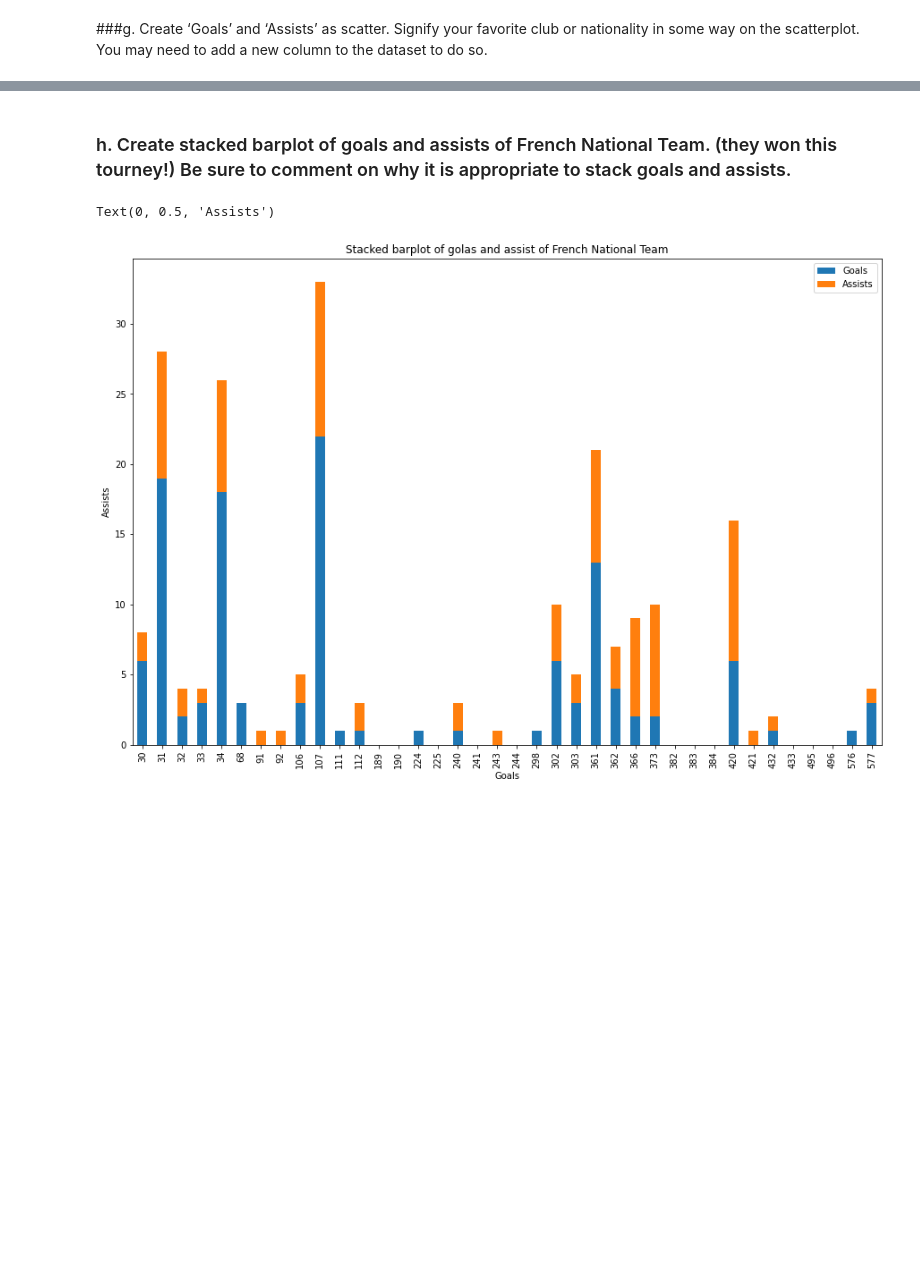
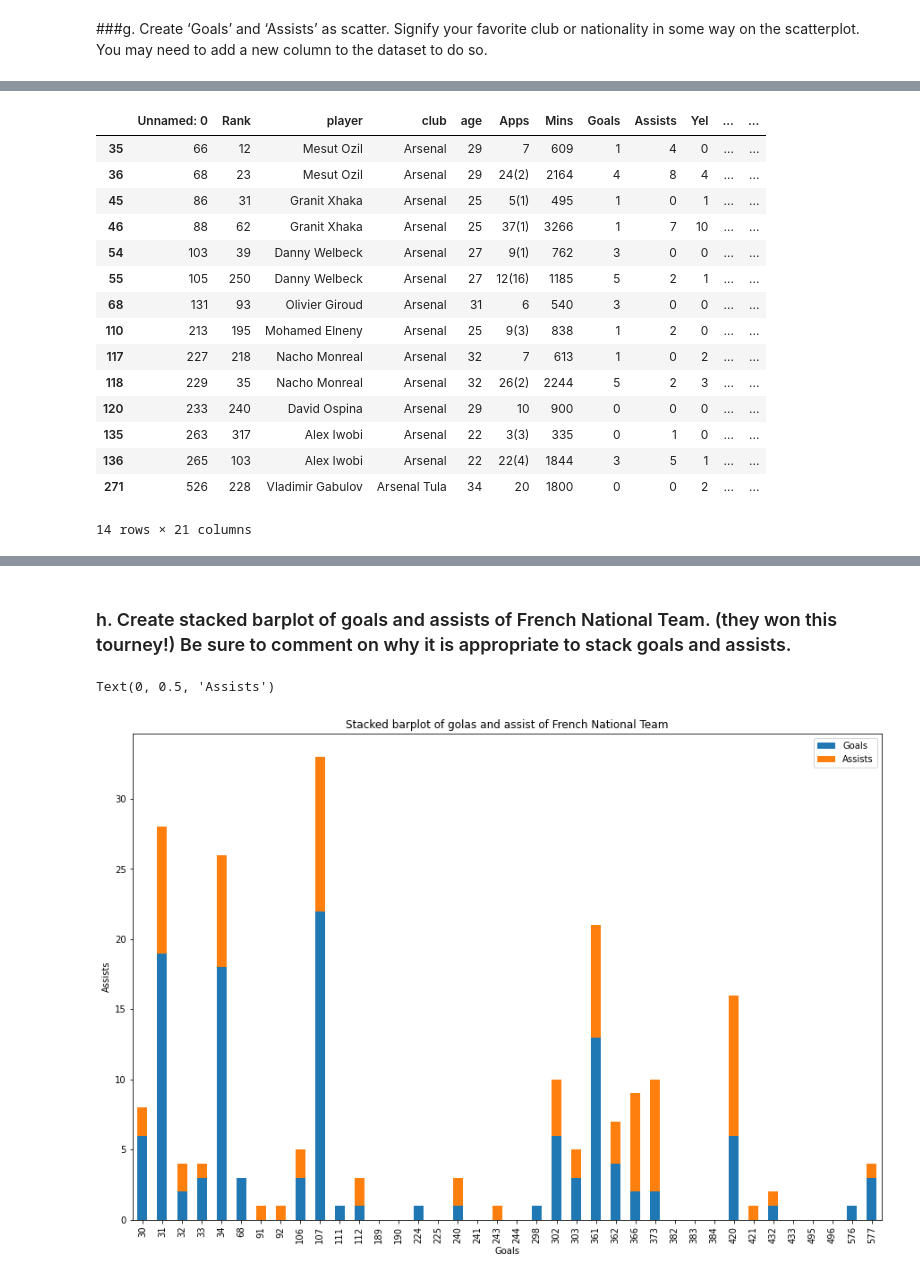
Before and after one commit to subin100/DataVisualization, a Jupyter notebook: Exam3.ipynb, the cells around one changed output, grey strips where cells are left out. Cells and saved outputs as stored; diff of their text form; code cells hidden in the pictures; blank space fills up the shorter version.

```diff
--- a/Exam3.ipynb
+++ b/Exam3.ipynb
@@ -114,0 +133,19 @@ Text(0.5, 1.0, 'A scatterplot of goals and assists')
+# %%
+df[df['club'].str.contains('Arsenal')]
+# %% [output]
+|  | Unnamed: 0 | Rank | player | club | age | Apps | Mins | Goals | Assists | Yel | ... | ... |
+| 35 | 66 | 12 | Mesut Ozil | Arsenal | 29 | 7 | 609 | 1 | 4 | 0 | ... | ... |
+| 36 | 68 | 23 | Mesut Ozil | Arsenal | 29 | 24(2) | 2164 | 4 | 8 | 4 | ... | ... |
+| 45 | 86 | 31 | Granit Xhaka | Arsenal | 25 | 5(1) | 495 | 1 | 0 | 1 | ... | ... |
+| 46 | 88 | 62 | Granit Xhaka | Arsenal | 25 | 37(1) | 3266 | 1 | 7 | 10 | ... | ... |
+| 54 | 103 | 39 | Danny Welbeck | Arsenal | 27 | 9(1) | 762 | 3 | 0 | 0 | ... | ... |
+| 55 | 105 | 250 | Danny Welbeck | Arsenal | 27 | 12(16) | 1185 | 5 | 2 | 1 | ... | ... |
+| 68 | 131 | 93 | Olivier Giroud | Arsenal | 31 | 6 | 540 | 3 | 0 | 0 | ... | ... |
+| 110 | 213 | 195 | Mohamed Elneny | Arsenal | 25 | 9(3) | 838 | 1 | 2 | 0 | ... | ... |
+| 117 | 227 | 218 | Nacho Monreal | Arsenal | 32 | 7 | 613 | 1 | 0 | 2 | ... | ... |
+| 118 | 229 | 35 | Nacho Monreal | Arsenal | 32 | 26(2) | 2244 | 5 | 2 | 3 | ... | ... |
+| 120 | 233 | 240 | David Ospina | Arsenal | 29 | 10 | 900 | 0 | 0 | 0 | ... | ... |
+| 135 | 263 | 317 | Alex Iwobi | Arsenal | 22 | 3(3) | 335 | 0 | 1 | 0 | ... | ... |
+| 136 | 265 | 103 | Alex Iwobi | Arsenal | 22 | 22(4) | 1844 | 3 | 5 | 1 | ... | ... |
+| 271 | 526 | 228 | Vladimir Gabulov | Arsenal Tula | 34 | 20 | 1800 | 0 | 0 | 2 | ... | ... |
+14 rows × 21 columns
```
Also changed, not shown: parts of 8 cells of this notebook.
